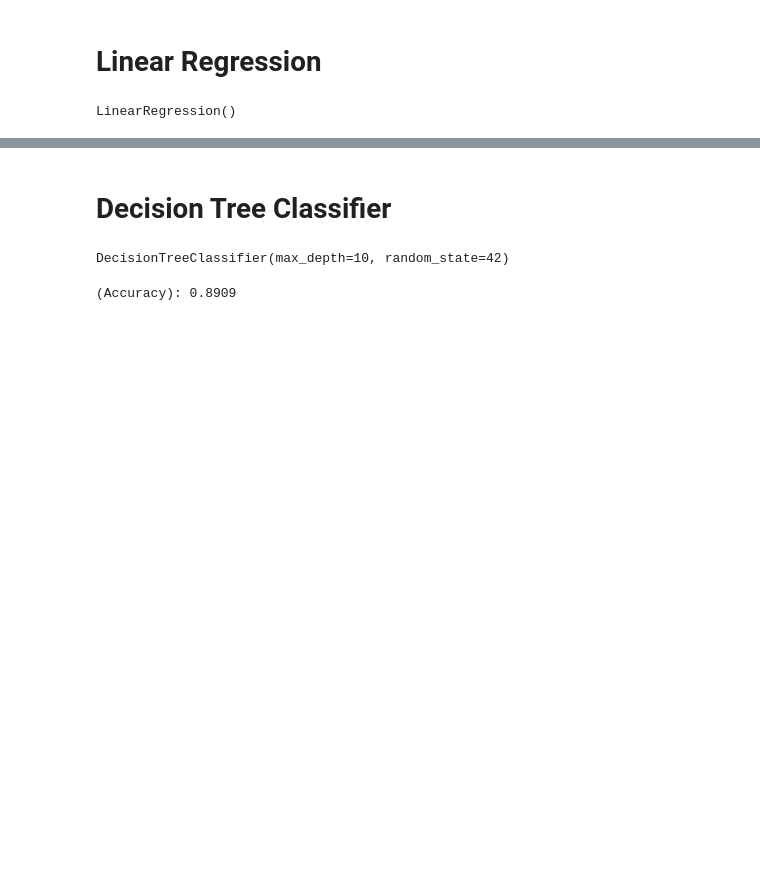
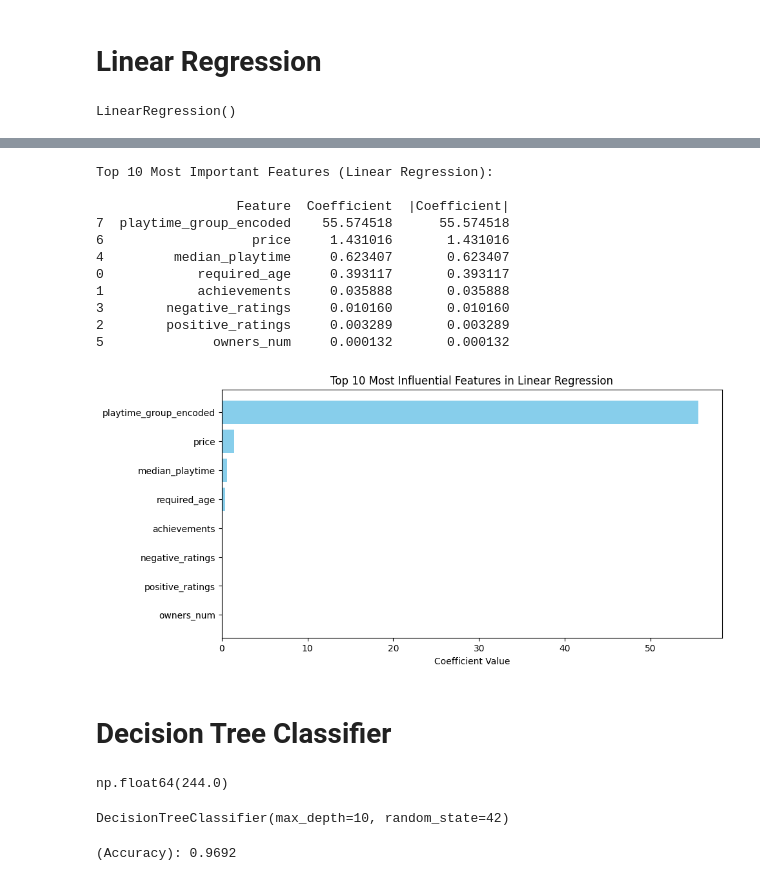
Before and after one commit to LamyaAlkhathami/Game_Addictiveness, a Jupyter notebook: notebooks/beasline.ipynb, the cells around one changed output, grey strips where cells are left out. Cells and saved outputs as stored; diff of their text form; code cells hidden in the pictures; blank space fills up the shorter version.

```diff
--- a/notebooks/beasline.ipynb
+++ b/notebooks/beasline.ipynb
@@ -61,6 +125,6 @@ df_final[final_numerical_cols] = scaler.fit_transform(df_final[final_numerical_c
 # %% [markdown]
 # Linear Regression
 # %%
-X_reg = df_final[final_numerical_cols].drop(columns=['average_playtime_log'], errors='ignore')
-y_reg = df_final['average_playtime_log']
+X = df_final[numerical_features].drop(columns=['average_playtime'], errors='ignore')
+y = df_final['average_playtime']
 # %%
@@ -83,8 +170,43 @@ R-squared: 0.9918
+# %%
+coef_df = pd.DataFrame({
+    'Feature': X_train.columns,
+    'Coefficient': linear_model.coef_
+})
+
+coef_df['|Coefficient|'] = coef_df['Coefficient'].abs()
+
+coef_df = coef_df.sort_values(by='|Coefficient|', ascending=False)
+
+print("Top 10 Most Important Features (Linear Regression):\n")
+print(coef_df.head(10))
+
+plt.figure(figsize=(10, 5))
+plt.barh(coef_df['Feature'].head(10), coef_df['Coefficient'].head(10), color='skyblue')
+plt.gca().invert_yaxis()
+plt.title('Top 10 Most Influential Features in Linear Regression')
+plt.xlabel('Coefficient Value')
+plt.show()
+# %% [output]
+Top 10 Most Important Features (Linear Regression):
+
+                  Feature  Coefficient  |Coefficient|
+7  playtime_group_encoded    55.574518      55.574518
+6                   price     1.431016       1.431016
+4         median_playtime     0.623407       0.623407
+0            required_age     0.393117       0.393117
+1            achievements     0.035888       0.035888
+3        negative_ratings     0.010160       0.010160
+2        positive_ratings     0.003289       0.003289
+5              owners_num     0.000132       0.000132
+[figure, added]
 # %% [markdown]
 # Decision Tree Classifier
 # %%
-playtime_original = np.expm1(df_final['average_playtime_log'])
-addictive_threshold = playtime_original.quantile(0.75)
+playtime_original = df_final['average_playtime']
+addictive_threshold = playtime_original.quantile(0.90)
+addictive_threshold
+# %% [output]
+np.float64(244.0)
 # %%
 df_final['is_addictive'] = (playtime_original > addictive_threshold).astype(int)
 # %%
@@ -98,9 +220,9 @@ dt_model.fit(X_train_cls, y_train_cls)
 # %% [output]
 DecisionTreeClassifier(max_depth=10, random_state=42)
 # %%
-y_pred_cls = dt_model.predict(X_test_cls)
-accuracy = accuracy_score(y_test_cls, y_pred_cls)
+y_pred = dt_model.predict(X_test)
+accuracy = accuracy_score(y_test, y_pred)
 
 print(f"(Accuracy): {accuracy:.4f}")
 # %% [output]
-(Accuracy): 0.8909
+(Accuracy): 0.9692
```
Also changed, not shown: parts of 28 cells of this notebook.
